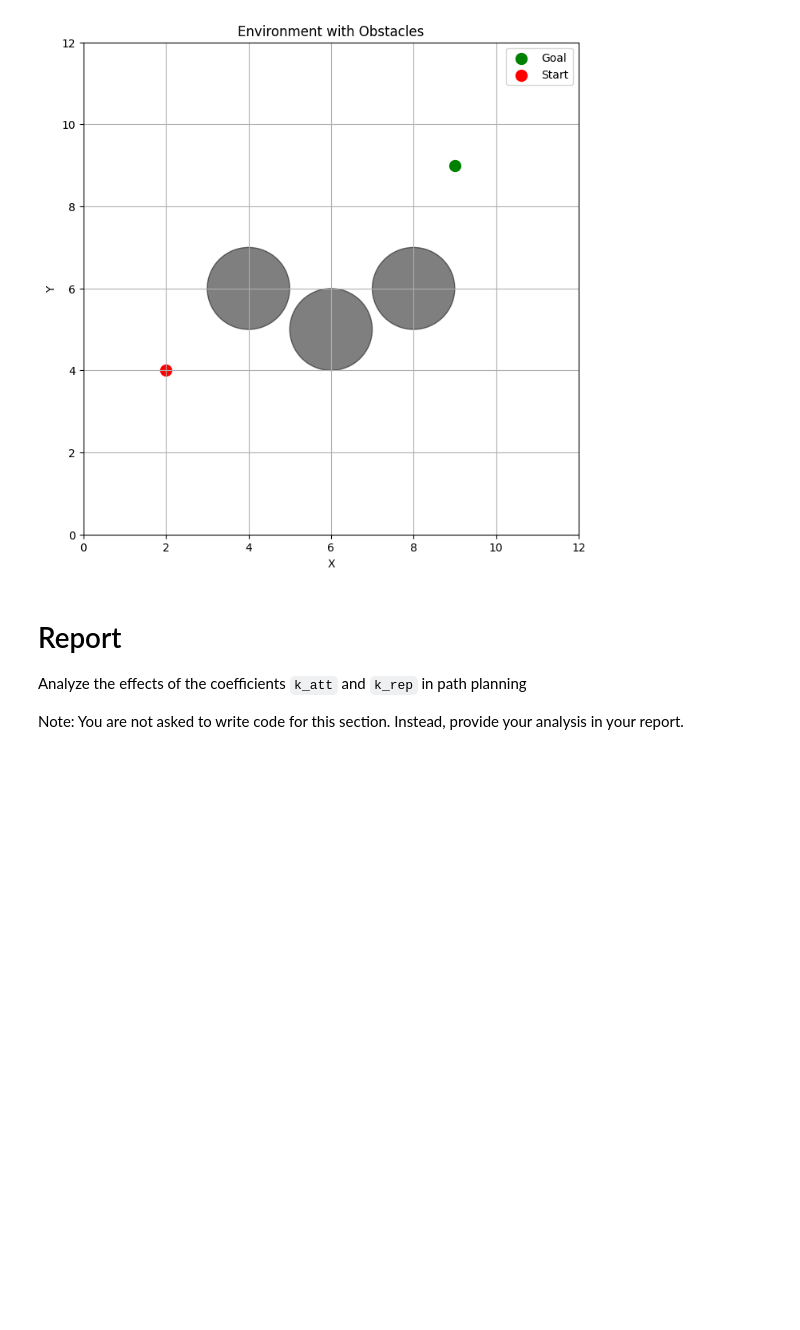
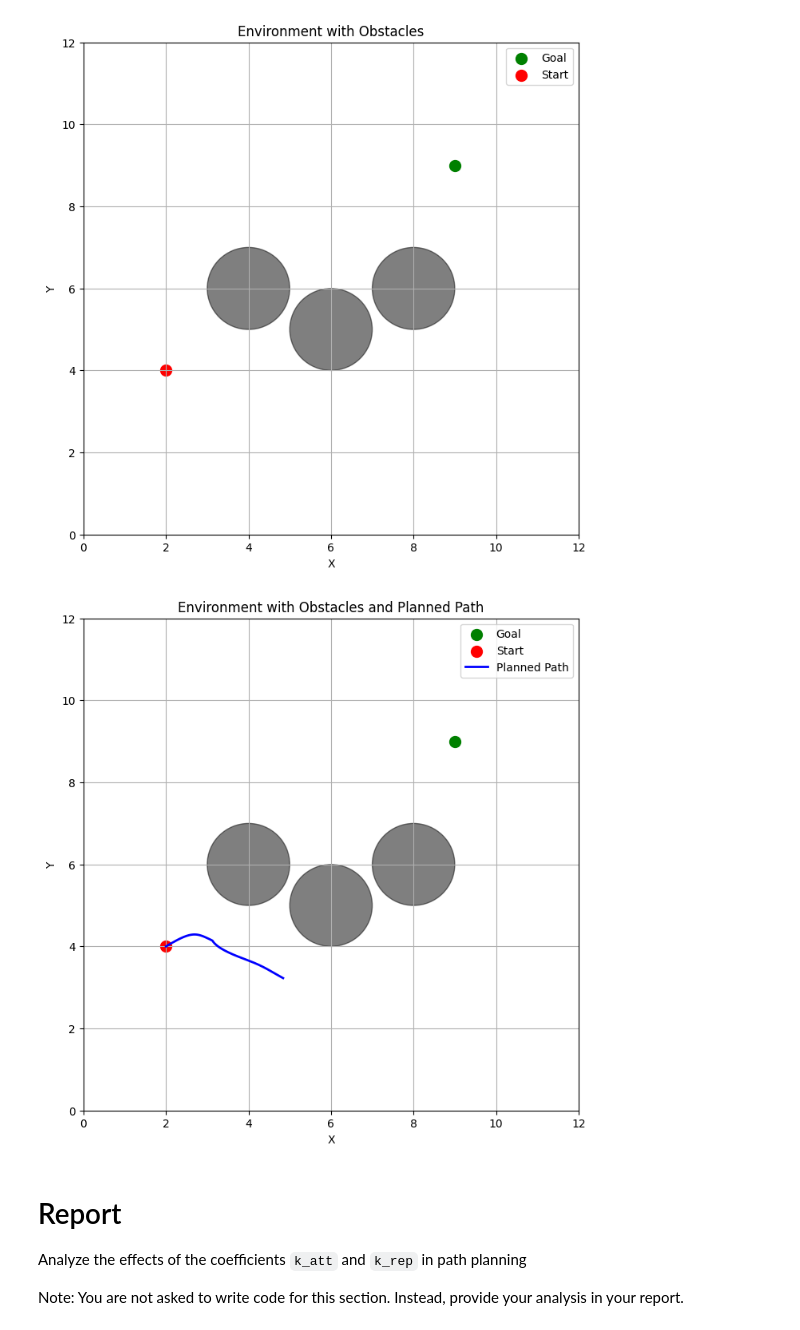
Before and after one commit to Brandnewson/COMP3631_CW_2026, a Jupyter notebook: CW3_PotentialField_Question.ipynb, the cells around one changed output. Saved outputs shown, nothing was run; the diff lists cells and outputs as text; code cells hidden in the pictures; blank space fills up the shorter version.

Commit message:
completd cw3 for potential field

```diff
--- a/CW3_PotentialField_Question.ipynb
+++ b/CW3_PotentialField_Question.ipynb
@@ -38,13 +38,10 @@ plt.show()
 # %% [output]
 [figure]
 # %%
-# TODO: Write your code here
+# parameters for attractive force and repulsive force
+k_att = 1  # value for the attractive force constant
+k_rep = 0.01  # value for the repulsive force constant
 
-# parameters for attractive force and repulsive force
-k_att = None  # TODO: Choose a suitable value for the attractive force constant
-k_rep = None  # TODO: Choose a suitable value for the repulsive force constant
-
-# TODO:
 # Attractive potential field (towards goal)
 def attractive_potential(x, goal):
     """
@@ -57,40 +54,90 @@ def attractive_potential(x, goal):
     Returns:
         Attractive potential value (torch scalar)
     """
-    raise NotImplementedError("Attractive potential function not implemented yet.")
+    # potential field method for calculating attractive potential
+    return k_att * torch.norm(x - goal)
 
-# TODO:
 # Repulsive potential field (away from obstacles)
 def repulsive_potential(x, obstacles, threshold):
     """
     Compute the repulsive potential that pushes the robot away from obstacles.
 
     IMPORTANT: The repulsive potential should only be active when the robot is within
     the threshold distance from the OBSTACLE SURFACE, NOT THE OBSTACLE CENTER.
 
     To compute distance to the obstacle surface:
         distance_to_surface = distance_to_center - obstacle_radius
 
     Args:
         x: Current position of the robot (torch tensor of shape [2])
         obstacles: Positions of the obstacles (torch tensor of shape [num_obstacles, 2])
         threshold: Influence distance from obstacle surface (scalar)
 
     Returns:
         Repulsive potential value (torch scalar)
     """
-    raise NotImplementedError("Repulsive potential function not implemented yet.")
+    repulsive_potential_value = 0.0
+    for obstacle in obstacles:
+        distance_to_center = torch.norm(x - obstacle)
+        distance_to_surface = distance_to_center - Obstacle_radius
+        if distance_to_surface < threshold:
+            repulsive_potential_value += k_rep * (1.0 / distance_to_surface - 1.0 / threshold)
+    return repulsive_potential_value
 
+# init robot start pos
+x = Start.clone().detach().requires_grad_(True)
+
+# iteratively compute the robot moving towards the goal using gradient descent
+learning_rate = 0.1  # learning rate for gradient descent
+max_iterations = 10000  # maximum number of iterations for path planning
+path = [x.detach().clone()]  # list to store the planned path
+for _ in range(max_iterations):
+    # Compute the total potential field (attractive + repulsive)
+    total_potential = attractive_potential(x, Goal) + repulsive_potential(x, Obstacles, Threshold)
+
+    # Compute the gradient of the total potential field with respect to the robot's position
+    # Here, we use PyTorch's autograd to compute the gradient, which will give us the direction of steepest ascent (i.e., the direction in which the potential increases the most).
+    total_potential.backward()
+
+    # Update the robot's position using gradient descent
+    with torch.no_grad():
+        x -= learning_rate * x.grad
+
+    # Clear the gradient
+    x.grad.zero_()
+
+    # Store the current position in the path
+    path.append(x.detach().clone())
+
+# Visualise the path on the environment plot
+path = torch.stack(path)
+plt.figure(figsize=(8, 8))
+plt.scatter(Goal[0], Goal[1], color="green", label="Goal", s=100)
+plt.scatter(Start[0], Start[1], color="red", label="Start", s=100)
+for obs in Obstacles.numpy():
+    circle = plt.Circle((obs[0], obs[1]), Obstacle_radius, color="black", alpha=0.5)
+    plt.gca().add_artist(circle)
+plt.plot(path[:, 0], path[:, 1], color="blue", label="Planned Path", linewidth=2)
+plt.xlim(0, grid_size)
+plt.ylim(0, grid_size)
+plt.xlabel("X")
+plt.ylabel("Y")
+plt.title("Environment with Obstacles and Planned Path")
+plt.legend()
+plt.grid(True)
+plt.show()
 
 # TODO: Use potential fields to perform path planning
 # 1. Initialize the robot at the starting position
 # 2. Iteratively compute the total potential (attractive + repulsive)
 # 3. Use gradient descent to move the robot towards the goal
 # 4. Stop when the robot reaches the goal or maximum iterations are reached
 # 5. Save the planned path as a list of positions
 # 6. After computing the planned path, visualize it on the environment plot (similar to how the environment is visualized above)
 
 # TODO: Write your code here
+# %% [output]
+[figure, added]
 # %% [markdown]
 # Report
 
```
Also changed, not shown: 1 other file.
